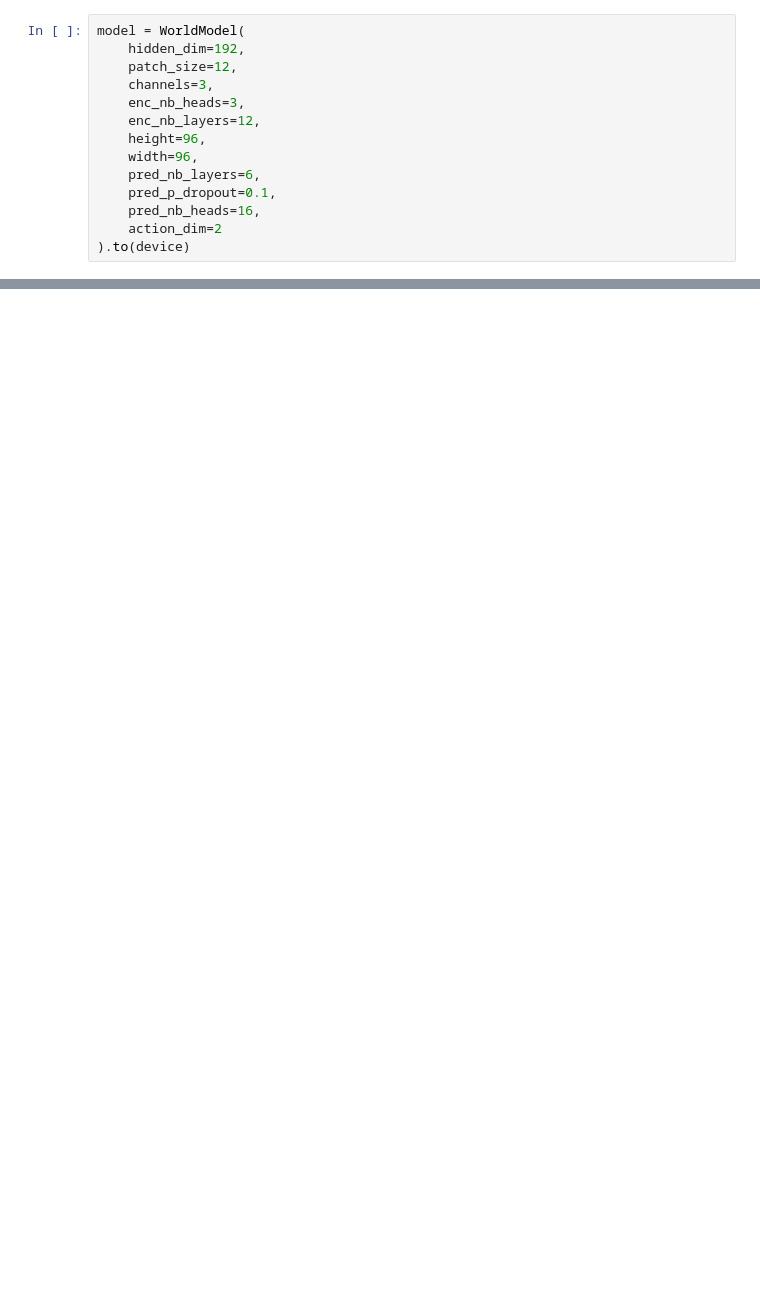
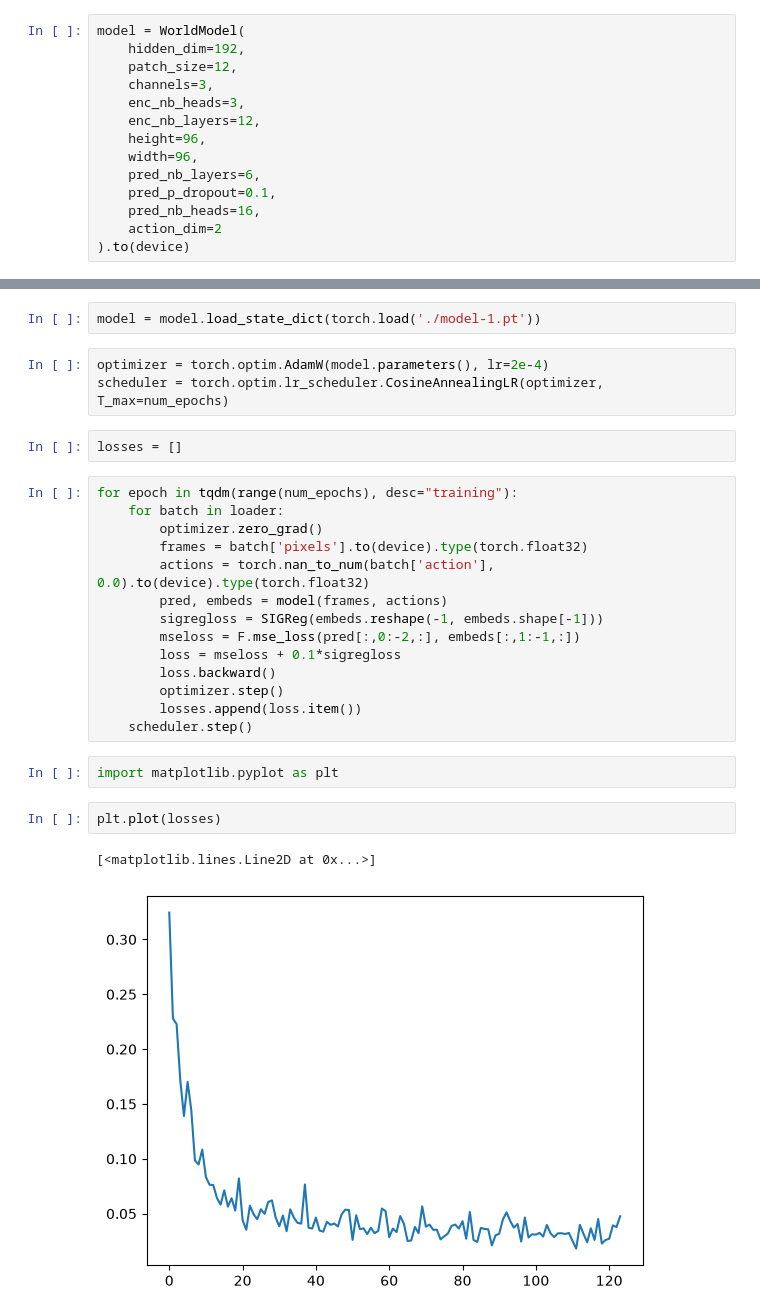
Before and after one commit to Flydexo/leworldmodel, a Jupyter notebook: train.ipynb, the cells around one changed output, grey strips where cells are left out. Drawn from its saved outputs; the diff is of its cells as text; blank space fills up the shorter version.

```diff
--- a/train.ipynb
+++ b/train.ipynb
@@ -54,0 +185,28 @@ RuntimeError: MPS device does not support linear for non-float inputs
+# %%
+model = model.load_state_dict(torch.load('./model-1.pt'))
+# %%
+optimizer = torch.optim.AdamW(model.parameters(), lr=2e-4)
+scheduler = torch.optim.lr_scheduler.CosineAnnealingLR(optimizer, T_max=num_epochs)
+# %%
+losses = []
+# %%
+for epoch in tqdm(range(num_epochs), desc="training"):
+    for batch in loader:
+        optimizer.zero_grad()
+        frames = batch['pixels'].to(device).type(torch.float32)
+        actions = torch.nan_to_num(batch['action'], 0.0).to(device).type(torch.float32)
+        pred, embeds = model(frames, actions)
+        sigregloss = SIGReg(embeds.reshape(-1, embeds.shape[-1]))
+        mseloss = F.mse_loss(pred[:,0:-2,:], embeds[:,1:-1,:])
+        loss = mseloss + 0.1*sigregloss
+        loss.backward()
+        optimizer.step()
+        losses.append(loss.item())
+    scheduler.step()
+# %%
+import matplotlib.pyplot as plt
+# %%
+plt.plot(losses)
+# %% [output]
+[<matplotlib.lines.Line2D at 0x...>]
+[figure, added]
```
Also changed, not shown: parts of 12 cells of this notebook, 4 other files.
